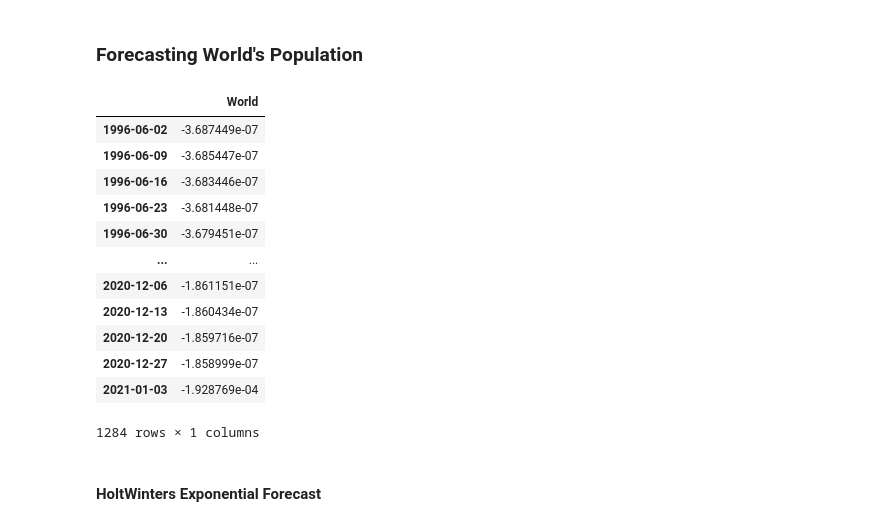
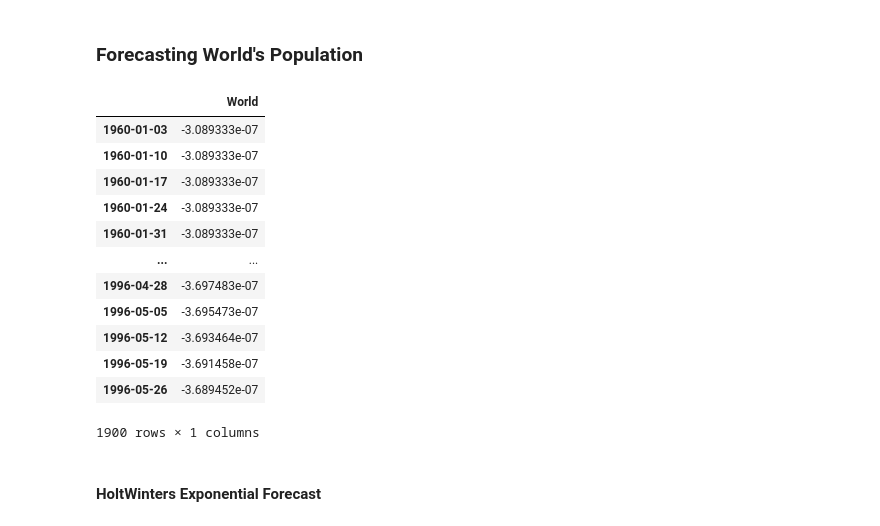
Before and after one commit to ProsperChuks/Population-Estimate-and-Projection, a Jupyter notebook: forecasts/world_pop_estimate.ipynb, the cells around one changed output. Cells and saved outputs as stored; diff of their text form; code cells hidden in the pictures.

```diff
--- a/forecasts/world_pop_estimate.ipynb
+++ b/forecasts/world_pop_estimate.ipynb
@@ -125,33 +146,33 @@ world_pop.plot()
 <matplotlib.axes._subplots.AxesSubplot at 0x...>
 [figure]
 # %%
-world_pop.isnull().sum()
-world_pop = world_pop.diff()
-world_pop.fillna(method='bfill', inplace=True)
-world_pop.plot()
+df_diff.isnull().sum()
+df_diff = df_diff.diff()
+df_diff.fillna(method='bfill', inplace=True)
+df_diff.plot()
 # %% [output]
 <matplotlib.axes._subplots.AxesSubplot at 0x...>
 [figure]
 # %% [markdown]
 ### Forecasting World's Population
 # %%
-train_df = world_pop.iloc[:1900]
-test_df = world_pop.iloc[1900:]
-test_df
+train_df = df_diff.iloc[:1900]
+test_df = df_diff.iloc[1900:]
+train_df
 # %% [output]
 |  | World |
-| 1996-06-02 | -3.687449e-07 |
-| 1996-06-09 | -3.685447e-07 |
-| 1996-06-16 | -3.683446e-07 |
-| 1996-06-23 | -3.681448e-07 |
-| 1996-06-30 | -3.679451e-07 |
+| 1960-01-03 | -3.089333e-07 |
+| 1960-01-10 | -3.089333e-07 |
+| 1960-01-17 | -3.089333e-07 |
+| 1960-01-24 | -3.089333e-07 |
+| 1960-01-31 | -3.089333e-07 |
 | ... | ... |
-| 2020-12-06 | -1.861151e-07 |
-| 2020-12-13 | -1.860434e-07 |
-| 2020-12-20 | -1.859716e-07 |
-| 2020-12-27 | -1.858999e-07 |
-| 2021-01-03 | -1.928769e-04 |
+| 1996-04-28 | -3.697483e-07 |
+| 1996-05-05 | -3.695473e-07 |
+| 1996-05-12 | -3.693464e-07 |
+| 1996-05-19 | -3.691458e-07 |
+| 1996-05-26 | -3.689452e-07 |
-1284 rows × 1 columns
+1900 rows × 1 columns
 # %% [markdown]
 #### HoltWinters Exponential Forecast
 # %%
```
Also changed, not shown: parts of 12 cells of this notebook.
